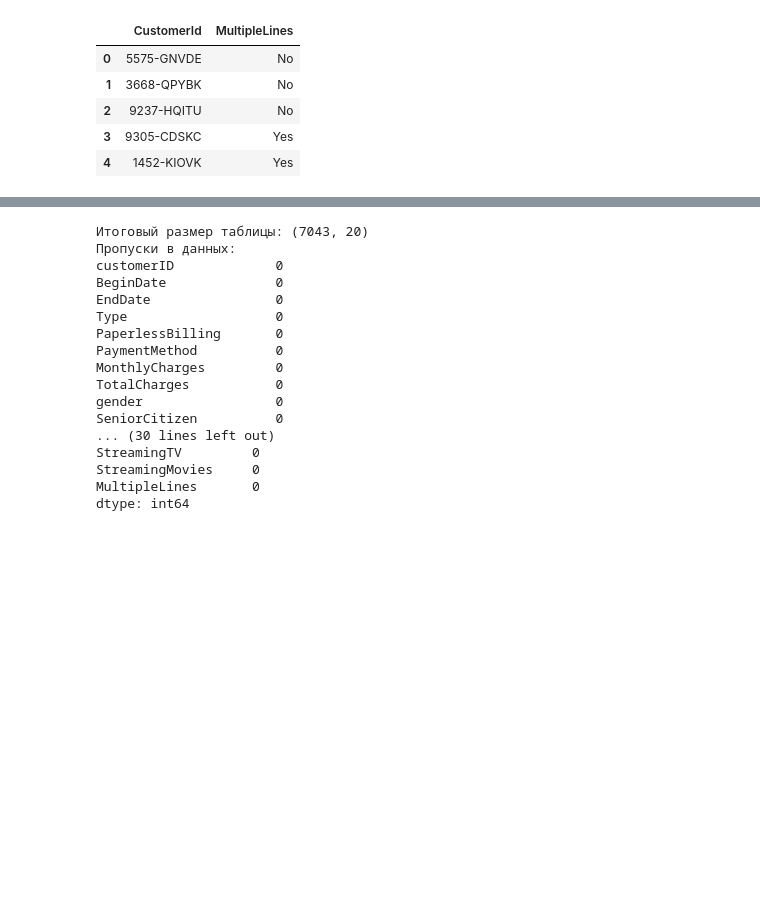
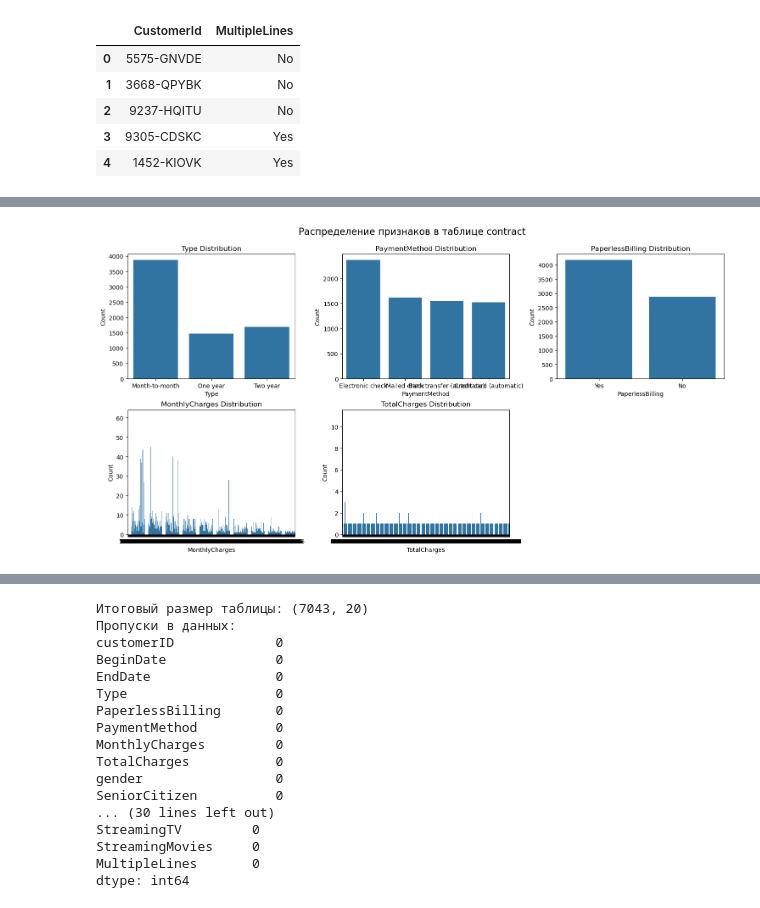
Before and after one commit to IvanovMaxim1992/project, a Jupyter notebook: Финальный проект.ipynb, the cells around one changed output, grey strips where cells are left out. Drawn from its saved outputs; the diff is of its cells as text; code cells hidden in the pictures; blank space fills up the shorter version.

```diff
--- a/Финальный проект.ipynb
+++ b/Финальный проект.ipynb
@@ -103,3 +175,96 @@ display(phone.head())
 | 2 | 9237-HQITU | No |
 | 3 | 9305-CDSKC | Yes |
 | 4 | 1452-KIOVK | Yes |
+# %%
+# Функция для проверки пропусков
+def check_missing_values(df):
+    missing = df.isnull().sum()
+    return missing[missing > 0]
+
+# Функция для визуализации распределения
+def plot_distributions(df, columns, title):
+    num_plots = len(columns)
+    rows = (num_plots + 2) // 3  # Calculate number of rows needed for subplots
+
+    plt.figure(figsize=(15, 4 * rows))
+    for i, col in enumerate(columns, 1):
+        plt.subplot(rows, 3, i)
+
+        if df[col].dtype == 'object':
+            sns.countplot(x=col, data=df)
+            plt.title(f'{col} Distribution')
+            plt.xlabel(col)
+            plt.ylabel('Count')
+        else:
+            try:
+                df[col] = pd.to_numeric(df[col], errors='coerce')  # Convert to numeric
+                sns.histplot(df[col].dropna(), kde=True)
+                plt.title(f'{col} Distribution')
+                plt.xlabel(col)
+                plt.ylabel('Frequency')
+            except Exception as e:
+                print(f"Error converting {col} to numeric: {e}")
+                continue
+
+        plt.tight_layout()
+
+    plt.suptitle(title, fontsize=16)
+    plt.subplots_adjust(top=0.9)  # Adjust the top margin for the suptitle
+    plt.show()
+
+# Функция для анализа категориальных признаков
+def analyze_categorical(df, column):
+    print(f"Анализ признака {column}:")
+    print(df[column].value_counts(normalize=True).head())
+    print("\n")
+
+# Функция для анализа числовых признаков
+def analyze_numerical(df, column):
+    print(f"Анализ признака {column}:")
+    print(df[column].describe())
+    print("\n")
+
+# Общая функция для EDA таблицы
+def explore_table(df, table_name, categorical_cols, numerical_cols):
+    print(f"\n{'='*50}\n{' '*15}Анализ таблицы {table_name}\n{'='*50}")
+
+    # Информация о таблице
+    print("Размер таблицы:", df.shape)
+    print("\nТипы данных:")
+    print(df.dtypes)
+
+    # Проверка пропусков
+    missing = check_missing_values(df)
+    if not missing.empty:
+        print("\nПропуски в данных:")
+        print(missing)
+    else:
+        print("\nПропусков в данных нет")
+
+    # Анализ признаков
+    print("\nАнализ признаков:")
+    for col in categorical_cols:
+        analyze_categorical(df, col)
+    for col in numerical_cols:
+        analyze_numerical(df, col)
+
+    # Визуализация
+    plot_distributions(df, categorical_cols + numerical_cols, f"Распределение признаков в таблице {table_name}")
+
+# Определение признаков для каждой таблицы
+contract_cat = ['Type', 'PaymentMethod', 'PaperlessBilling']
+contract_num = ['MonthlyCharges', 'TotalCharges']
+
+personal_cat = ['gender', 'SeniorCitizen', 'Partner', 'Dependents']
+
+internet_cat = ['InternetService', 'OnlineSecurity', 'OnlineBackup',
+                'DeviceProtection', 'TechSupport', 'StreamingTV', 'StreamingMovies']
+
+phone_cat = ['MultipleLines']
+
+# Запуск анализа для каждой таблицы
+explore_table(contract, "contract", contract_cat, contract_num)
+explore_table(personal, "personal", personal_cat, [])
+explore_table(internet, "internet", internet_cat, [])
+explore_table(phone, "phone", phone_cat, [])
+# %% [output]
@@ -105,0 +288 @@ display(phone.head())
+[figure, added]
```
Also changed, not shown: parts of 53 cells of this notebook, 4 other files.
